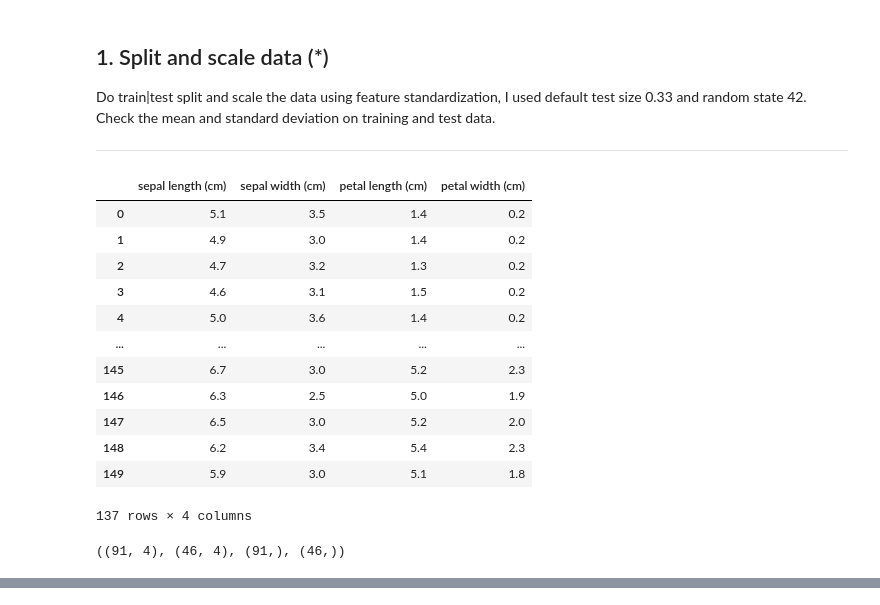
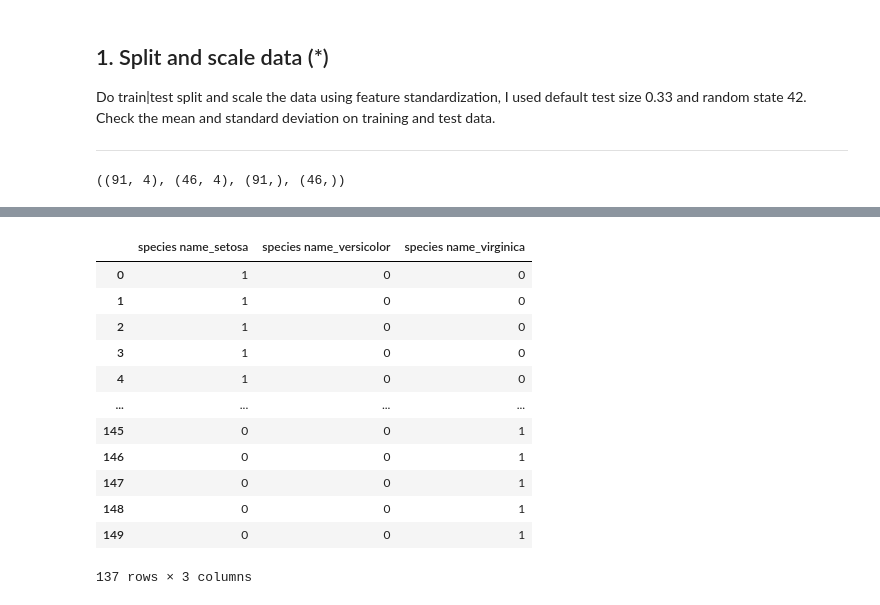
Before and after one commit to HakanAkerblom/Machine-learning-Hakan-Akerblom, a Jupyter notebook: Exercises/E04-Logistic_regression.ipynb, the cells around one changed output, grey strips where cells are left out. Saved outputs shown, nothing was run; the diff lists cells and outputs as text; code cells hidden in the pictures.

```diff
--- a/Exercises/E04-Logistic_regression.ipynb
+++ b/Exercises/E04-Logistic_regression.ipynb
@@ -205,26 +205,16 @@ fig.suptitle("Boxplots for different features");
 Do train|test split and scale the data using feature standardization, I used default test size 0.33 and random state 42. Check the mean and standard deviation on training and test data.
 
 ---
-# %%
-df.drop(["species", "species name"], axis=1)
-# %% [output]
-|  | sepal length (cm) | sepal width (cm) | petal length (cm) | petal width (cm) |
-| 0 | 5.1 | 3.5 | 1.4 | 0.2 |
-| 1 | 4.9 | 3.0 | 1.4 | 0.2 |
-| 2 | 4.7 | 3.2 | 1.3 | 0.2 |
-| 3 | 4.6 | 3.1 | 1.5 | 0.2 |
-| 4 | 5.0 | 3.6 | 1.4 | 0.2 |
-| ... | ... | ... | ... | ... |
-| 145 | 6.7 | 3.0 | 5.2 | 2.3 |
-| 146 | 6.3 | 2.5 | 5.0 | 1.9 |
-| 147 | 6.5 | 3.0 | 5.2 | 2.0 |
-| 148 | 6.2 | 3.4 | 5.4 | 2.3 |
-| 149 | 5.9 | 3.0 | 5.1 | 1.8 |
-137 rows × 4 columns
 # %%
 from sklearn.model_selection import train_test_split
-
-X_train, X_test, y_train, y_test = train_test_split(df.drop(["species", "species name"], axis=1), df["species name"], test_size=0.33, random_state=42)
+X = df.drop(["species", "species name"], axis=1)
+y = df["species name"]
+X_train, X_test, y_train, y_test = train_test_split(
+    X,
+    y,
+    test_size=0.33,
+    random_state=42,
+)
 X_train.shape, X_test.shape, y_train.shape, y_test.shape
 # %% [output]
 ((91, 4), (46, 4), (91,), (46,))
@@ -280,3 +270,21 @@ value counts:
 </details>
 
 ---
+# %%
+y_dummies = pd.get_dummies(pd.DataFrame(y))
+# %%
+y_dummies
+# %% [output]
+|  | species name_setosa | species name_versicolor | species name_virginica |
+| 0 | 1 | 0 | 0 |
+| 1 | 1 | 0 | 0 |
+| 2 | 1 | 0 | 0 |
+| 3 | 1 | 0 | 0 |
+| 4 | 1 | 0 | 0 |
+| ... | ... | ... | ... |
+| 145 | 0 | 0 | 1 |
+| 146 | 0 | 0 | 1 |
+| 147 | 0 | 0 | 1 |
+| 148 | 0 | 0 | 1 |
+| 149 | 0 | 0 | 1 |
+137 rows × 3 columns
```
Also changed, not shown: 1 other file.
